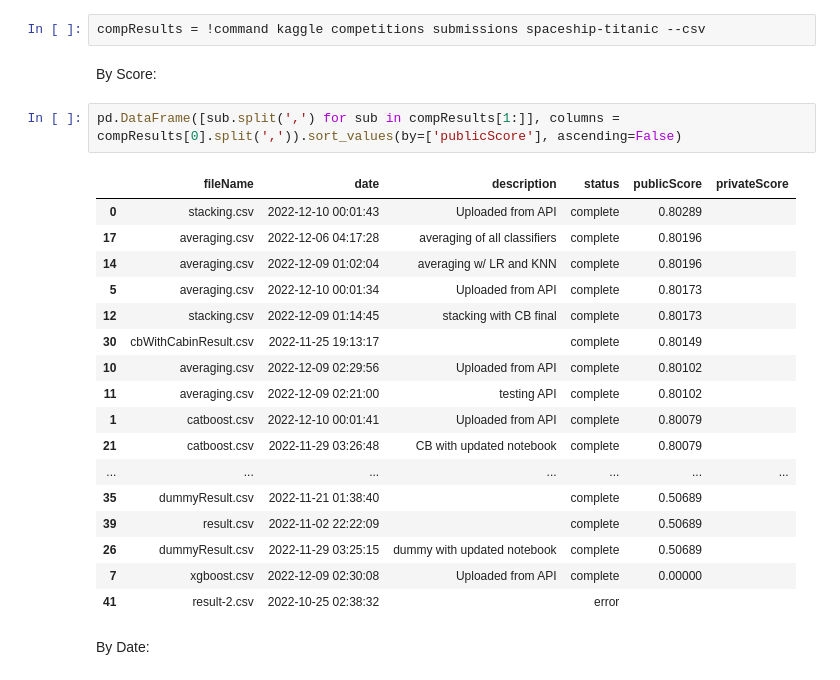
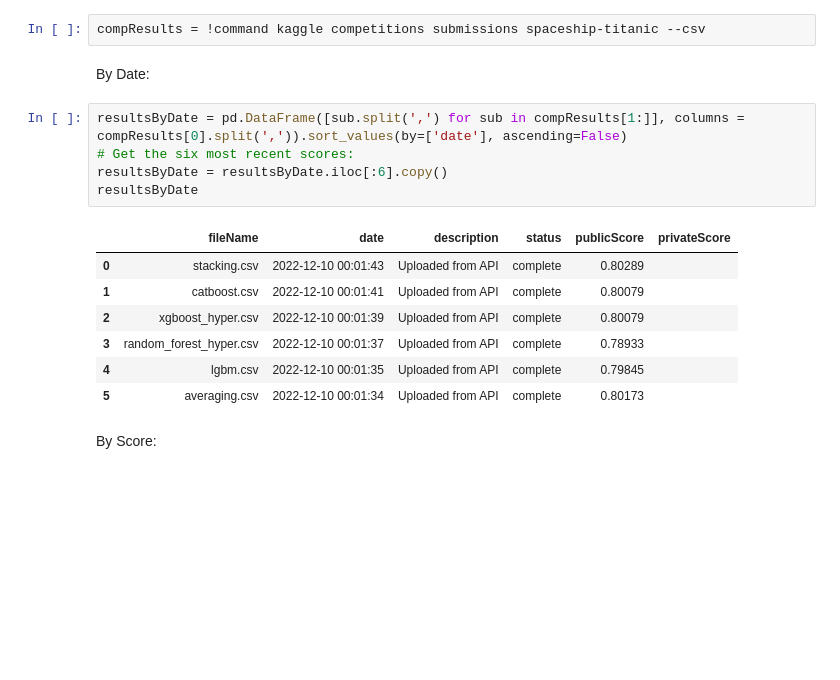
Before and after one commit to aaron-bruner/ECE-4420-Project, a Jupyter notebook: master-ece4420.ipynb, the cells around one changed output. Drawn from its saved outputs; the diff is of its cells as text; blank space fills up the shorter version.

```diff
--- a/master-ece4420.ipynb
+++ b/master-ece4420.ipynb
@@ -820,27 +820,20 @@ for file in glob.glob(path):
 We will only display the top 6 *unique* scores - meaning no duplicates for the same csv file.
 # %%
 compResults = !command kaggle competitions submissions spaceship-titanic --csv
+# %% [markdown]
+By Date:
+# %%
+resultsByDate = pd.DataFrame([sub.split(',') for sub in compResults[1:]], columns = compResults[0].split(',')).sort_values(by=['date'], ascending=False)
+# Get the six most recent scores:
+resultsByDate = resultsByDate.iloc[:6].copy()
+resultsByDate
+# %% [output]
+|  | fileName | date | description | status | publicScore | privateScore |
+| 0 | stacking.csv | 2022-12-10 00:01:43 | Uploaded from API | complete | 0.80289 |  |
+| 1 | catboost.csv | 2022-12-10 00:01:41 | Uploaded from API | complete | 0.80079 |  |
+| 2 | xgboost_hyper.csv | 2022-12-10 00:01:39 | Uploaded from API | complete | 0.80079 |  |
+| 3 | random_forest_hyper.csv | 2022-12-10 00:01:37 | Uploaded from API | complete | 0.78933 |  |
+| 4 | lgbm.csv | 2022-12-10 00:01:35 | Uploaded from API | complete | 0.79845 |  |
+| 5 | averaging.csv | 2022-12-10 00:01:34 | Uploaded from API | complete | 0.80173 |  |
 # %% [markdown]
 By Score:
-# %%
-pd.DataFrame([sub.split(',') for sub in compResults[1:]], columns = compResults[0].split(',')).sort_values(by=['publicScore'], ascending=False)
-# %% [output]
-|  | fileName | date | description | status | publicScore | privateScore |
-| 0 | stacking.csv | 2022-12-10 00:01:43 | Uploaded from API | complete | 0.80289 |  |
-| 17 | averaging.csv | 2022-12-06 04:17:28 | averaging of all classifiers | complete | 0.80196 |  |
-| 14 | averaging.csv | 2022-12-09 01:02:04 | averaging w/ LR and KNN | complete | 0.80196 |  |
-| 5 | averaging.csv | 2022-12-10 00:01:34 | Uploaded from API | complete | 0.80173 |  |
-| 12 | stacking.csv | 2022-12-09 01:14:45 | stacking with CB final | complete | 0.80173 |  |
-| 30 | cbWithCabinResult.csv | 2022-11-25 19:13:17 |  | complete | 0.80149 |  |
-| 10 | averaging.csv | 2022-12-09 02:29:56 | Uploaded from API | complete | 0.80102 |  |
-| 11 | averaging.csv | 2022-12-09 02:21:00 | testing API | complete | 0.80102 |  |
-| 1 | catboost.csv | 2022-12-10 00:01:41 | Uploaded from API | complete | 0.80079 |  |
-| 21 | catboost.csv | 2022-11-29 03:26:48 | CB with updated notebook | complete | 0.80079 |  |
-| ... | ... | ... | ... | ... | ... | ... |
-| 35 | dummyResult.csv | 2022-11-21 01:38:40 |  | complete | 0.50689 |  |
-| 39 | result.csv | 2022-11-02 22:22:09 |  | complete | 0.50689 |  |
-| 26 | dummyResult.csv | 2022-11-29 03:25:15 | dummy with updated notebook | complete | 0.50689 |  |
-| 7 | xgboost.csv | 2022-12-09 02:30:08 | Uploaded from API | complete | 0.00000 |  |
-| 41 | result-2.csv | 2022-10-25 02:38:32 |  | error |  |  |
-# %% [markdown]
-By Date:
```
Also changed, not shown: parts of 20 cells of this notebook, 11 other files.
